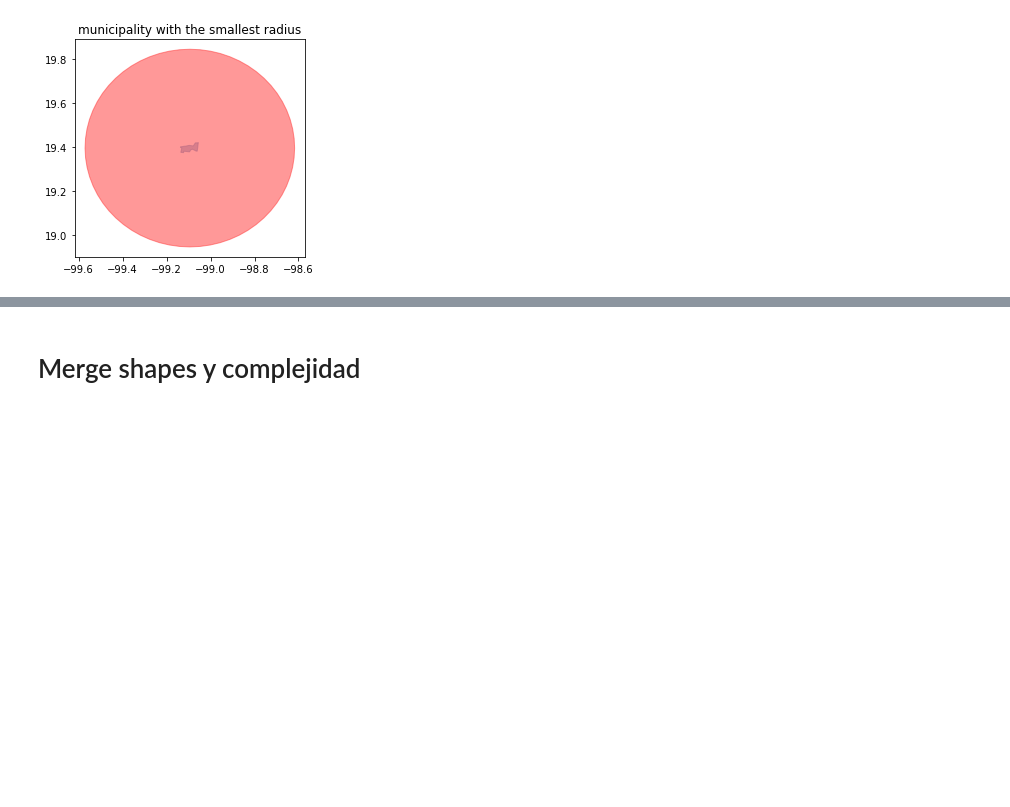
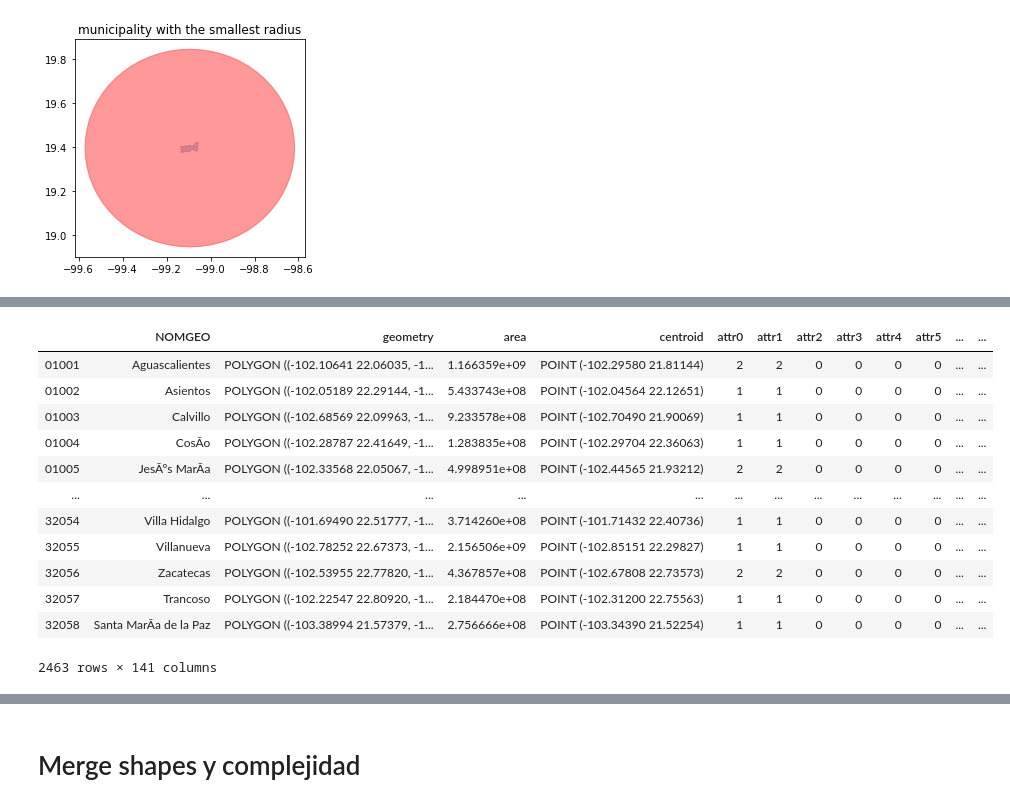
Before and after one commit to JerryAlfred/tradedeal, a Jupyter notebook: Circle_Adjusted.ipynb, the cells around one changed output, grey strips where cells are left out. Saved outputs shown, nothing was run; the diff lists cells and outputs as text; code cells hidden in the pictures; blank space fills up the shorter version.

```diff
--- a/Circle_Adjusted.ipynb
+++ b/Circle_Adjusted.ipynb
@@ -452,0 +448,18 @@ plt.show()
+# %%
+urban_shapes = urban_shapes.rename_axis(index=None)
+
+urban_shapes
+# %% [output]
+|  | NOMGEO | geometry | area | centroid | attr0 | attr1 | attr2 | attr3 | attr4 | attr5 | ... | ... |
+| 01001 | Aguascalientes | POLYGON ((-102.10641 22.06035, -1... | 1.166359e+09 | POINT (-102.29580 21.81144) | 2 | 2 | 0 | 0 | 0 | 0 | ... | ... |
+| 01002 | Asientos | POLYGON ((-102.05189 22.29144, -1... | 5.433743e+08 | POINT (-102.04564 22.12651) | 1 | 1 | 0 | 0 | 0 | 0 | ... | ... |
+| 01003 | Calvillo | POLYGON ((-102.68569 22.09963, -1... | 9.233578e+08 | POINT (-102.70490 21.90069) | 1 | 1 | 0 | 0 | 0 | 0 | ... | ... |
+| 01004 | CosÃ­o | POLYGON ((-102.28787 22.41649, -1... | 1.283835e+08 | POINT (-102.29704 22.36063) | 1 | 1 | 0 | 0 | 0 | 0 | ... | ... |
+| 01005 | JesÃºs MarÃ­a | POLYGON ((-102.33568 22.05067, -1... | 4.998951e+08 | POINT (-102.44565 21.93212) | 2 | 2 | 0 | 0 | 0 | 0 | ... | ... |
+| ... | ... | ... | ... | ... | ... | ... | ... | ... | ... | ... | ... | ... |
+| 32054 | Villa Hidalgo | POLYGON ((-101.69490 22.51777, -1... | 3.714260e+08 | POINT (-101.71432 22.40736) | 1 | 1 | 0 | 0 | 0 | 0 | ... | ... |
+| 32055 | Villanueva | POLYGON ((-102.78252 22.67373, -1... | 2.156506e+09 | POINT (-102.85151 22.29827) | 1 | 1 | 0 | 0 | 0 | 0 | ... | ... |
+| 32056 | Zacatecas | POLYGON ((-102.53955 22.77820, -1... | 4.367857e+08 | POINT (-102.67808 22.73573) | 2 | 2 | 0 | 0 | 0 | 0 | ... | ... |
+| 32057 | Trancoso | POLYGON ((-102.22547 22.80920, -1... | 2.184470e+08 | POINT (-102.31200 22.75563) | 1 | 1 | 0 | 0 | 0 | 0 | ... | ... |
+| 32058 | Santa MarÃ­a de la Paz | POLYGON ((-103.38994 21.57379, -1... | 2.756666e+08 | POINT (-103.34390 21.52254) | 1 | 1 | 0 | 0 | 0 | 0 | ... | ... |
+2463 rows × 141 columns
```
Also changed, not shown: parts of 5 cells of this notebook, 2 other files.
